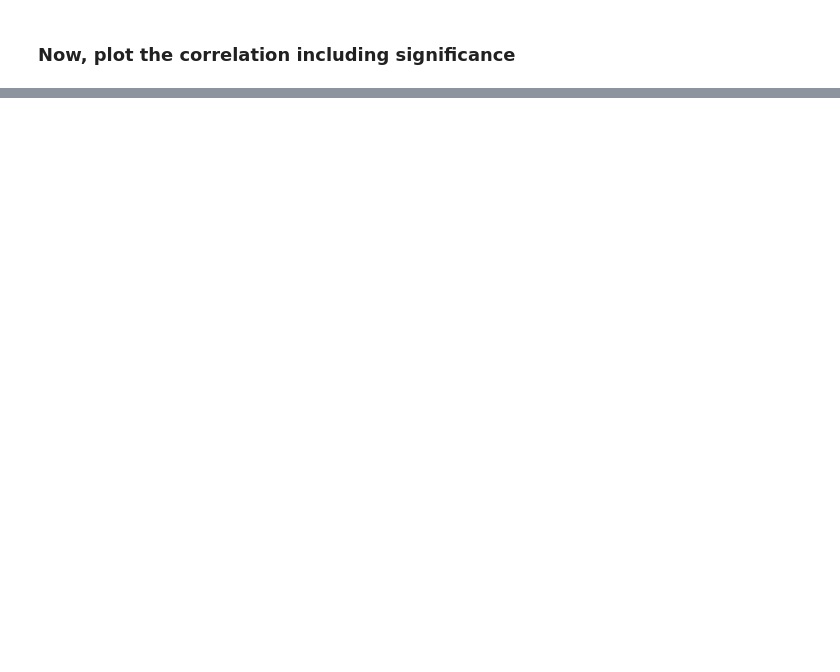
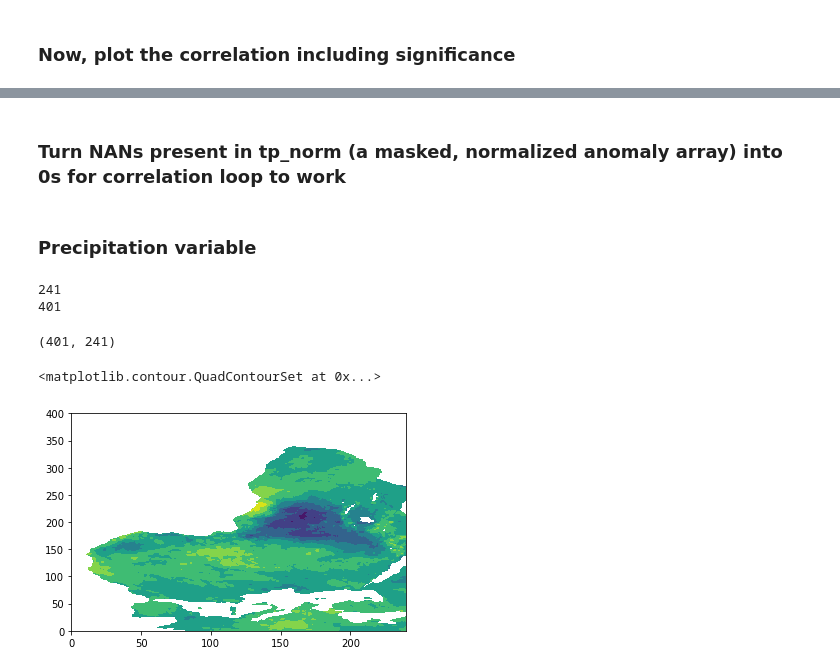
Before and after one commit to areed29/CLIM680_project, a Jupyter notebook: CorrelationAnalysis_AMO_precip.ipynb, the cells around one changed output, grey strips where cells are left out. Drawn from its saved outputs; the diff is of its cells as text; code cells hidden in the pictures; blank space fills up the shorter version.

```diff
--- a/CorrelationAnalysis_AMO_precip.ipynb
+++ b/CorrelationAnalysis_AMO_precip.ipynb
@@ -403,0 +366,32 @@ mask_sig=np.where(p_array<0.05,r_array,np.nan)
+# %% [markdown]
+### Turn NANs present in tp_norm (a masked, normalized anomaly array) into 0s for correlation loop to work
+# %%
+tp_norm=tp_norm.fillna(0).load()
+clouds_norm=clouds_norm.fillna(0).load()
+tcwv_norm = tcwv_norm.fillna(0).load()
+# %% [markdown]
+### Precipitation variable
+# %%
+nx=len(tp_norm['longitude'])
+ny=len(tp_norm['latitude'])
+print(nx)
+print(ny)
+
+p_array_precip=np.zeros((ny,nx))
+r_array_precip=np.zeros((ny,nx))
+
+for i in range(nx):
+    for j in range(ny):
+        r,p=pearsonr(amo_float,tp_norm[:,j,i])
+        r_array_precip[j,i]=r
+        p_array_precip[j,i]=p
+r_array_precip.shape
+# %% [output]
+241
+401
+(401, 241)
+# %%
+plt.contourf(r_array_precip)
+# %% [output]
+<matplotlib.contour.QuadContourSet at 0x...>
+[figure, added]
```
Also changed, not shown: parts of 33 cells of this notebook, 2 other files.
